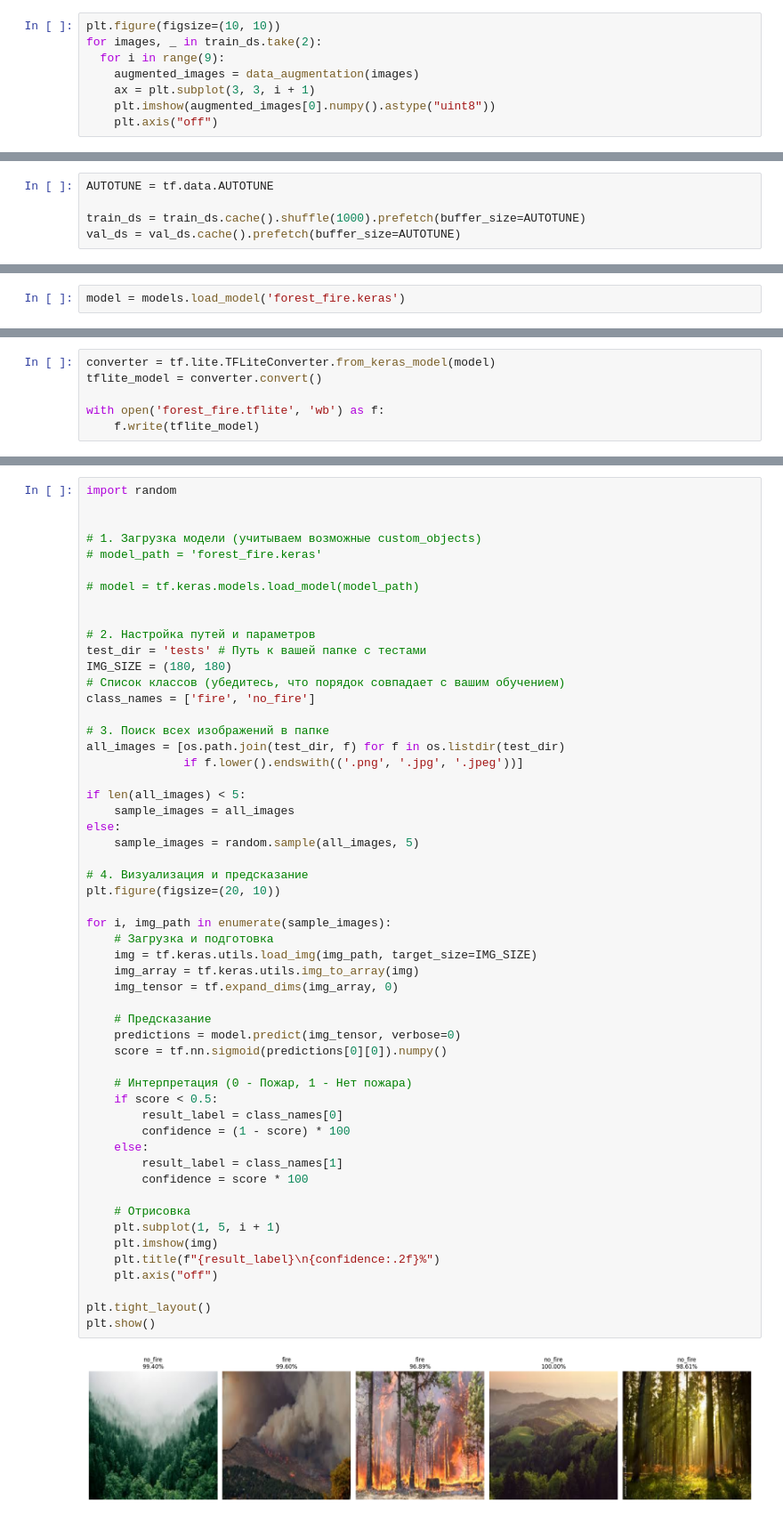
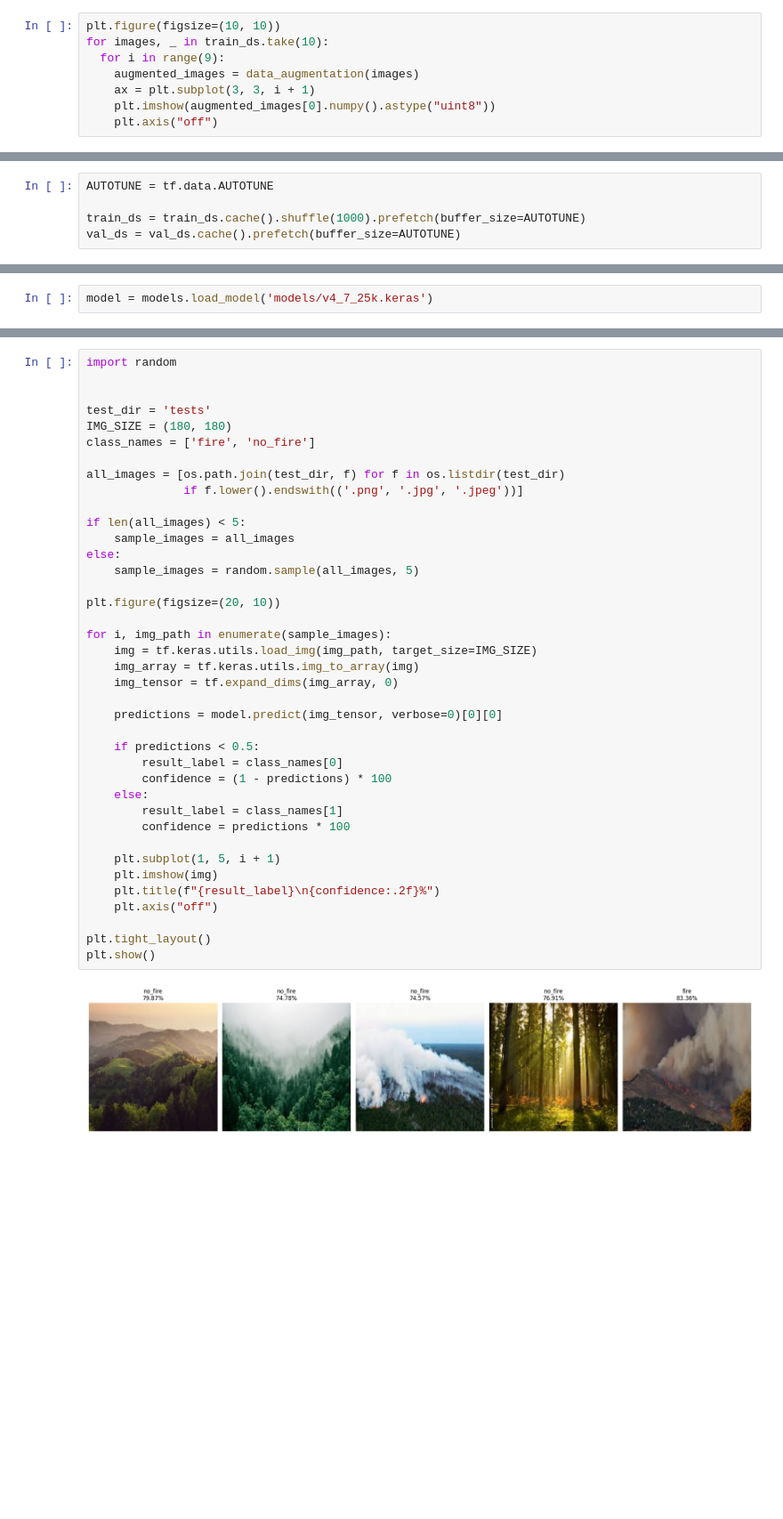
Before and after one commit to WeliaI/Forest-Fire, a Jupyter notebook: main.ipynb, the cells around one changed output, grey strips where cells are left out. Shown at 89% size. Drawn from its saved outputs; the diff is of its cells as text; blank space fills up the shorter version.

```diff
--- a/main.ipynb
+++ b/main.ipynb
@@ -78,7 +81,7 @@ data_augmentation = tf.keras.Sequential([
 ])
 # %%
 plt.figure(figsize=(10, 10))
-for images, _ in train_ds.take(2):
+for images, _ in train_ds.take(10):
   for i in range(9):
     augmented_images = data_augmentation(images)
     ax = plt.subplot(3, 3, i + 1)
@@ -315,2 +237,2 @@ model.save('forest_fire.keras')
 # %%
-model = models.load_model('forest_fire.keras')
+model = models.load_model('models/v4_7_25k.keras')
@@ -317,6 +240,0 @@ model = models.load_model('forest_fire.keras')
-# %%
-converter = tf.lite.TFLiteConverter.from_keras_model(model)
-tflite_model = converter.convert()
-
-with open('forest_fire.tflite', 'wb') as f:
-    f.write(tflite_model)
@@ -381,55 +273,40 @@ plt.show()
 import random
 
 
-# 1. Загрузка модели (учитываем возможные custom_objects)
-# model_path = 'forest_fire.keras'
-
-# model = tf.keras.models.load_model(model_path)
-
-
-# 2. Настройка путей и параметров
-test_dir = 'tests' # Путь к вашей папке с тестами
+test_dir = 'tests'
 IMG_SIZE = (180, 180)
-# Список классов (убедитесь, что порядок совпадает с вашим обучением)
 class_names = ['fire', 'no_fire']
 
-# 3. Поиск всех изображений в папке
 all_images = [os.path.join(test_dir, f) for f in os.listdir(test_dir)
               if f.lower().endswith(('.png', '.jpg', '.jpeg'))]
 
 if len(all_images) < 5:
     sample_images = all_images
 else:
     sample_images = random.sample(all_images, 5)
 
-# 4. Визуализация и предсказание
 plt.figure(figsize=(20, 10))
 
 for i, img_path in enumerate(sample_images):
-    # Загрузка и подготовка
     img = tf.keras.utils.load_img(img_path, target_size=IMG_SIZE)
     img_array = tf.keras.utils.img_to_array(img)
     img_tensor = tf.expand_dims(img_array, 0)
 
-    # Предсказание
-    predictions = model.predict(img_tensor, verbose=0)
-    score = tf.nn.sigmoid(predictions[0][0]).numpy()
+    predictions = model.predict(img_tensor, verbose=0)[0][0]
 
-    # Интерпретация (0 - Пожар, 1 - Нет пожара)
-    if score < 0.5:
+    if predictions < 0.5:
         result_label = class_names[0]
-        confidence = (1 - score) * 100
+        confidence = (1 - predictions) * 100
     else:
         result_label = class_names[1]
-        confidence = score * 100
+        confidence = predictions * 100
 
-    # Отрисовка
     plt.subplot(1, 5, i + 1)
     plt.imshow(img)
     plt.title(f"{result_label}\n{confidence:.2f}%")
     plt.axis("off")
 
 plt.tight_layout()
 plt.show()
 # %% [output]
-[figure, old version]
+[figure, new version]
```
Also changed, not shown: parts of 17 cells of this notebook, 29 other files.
